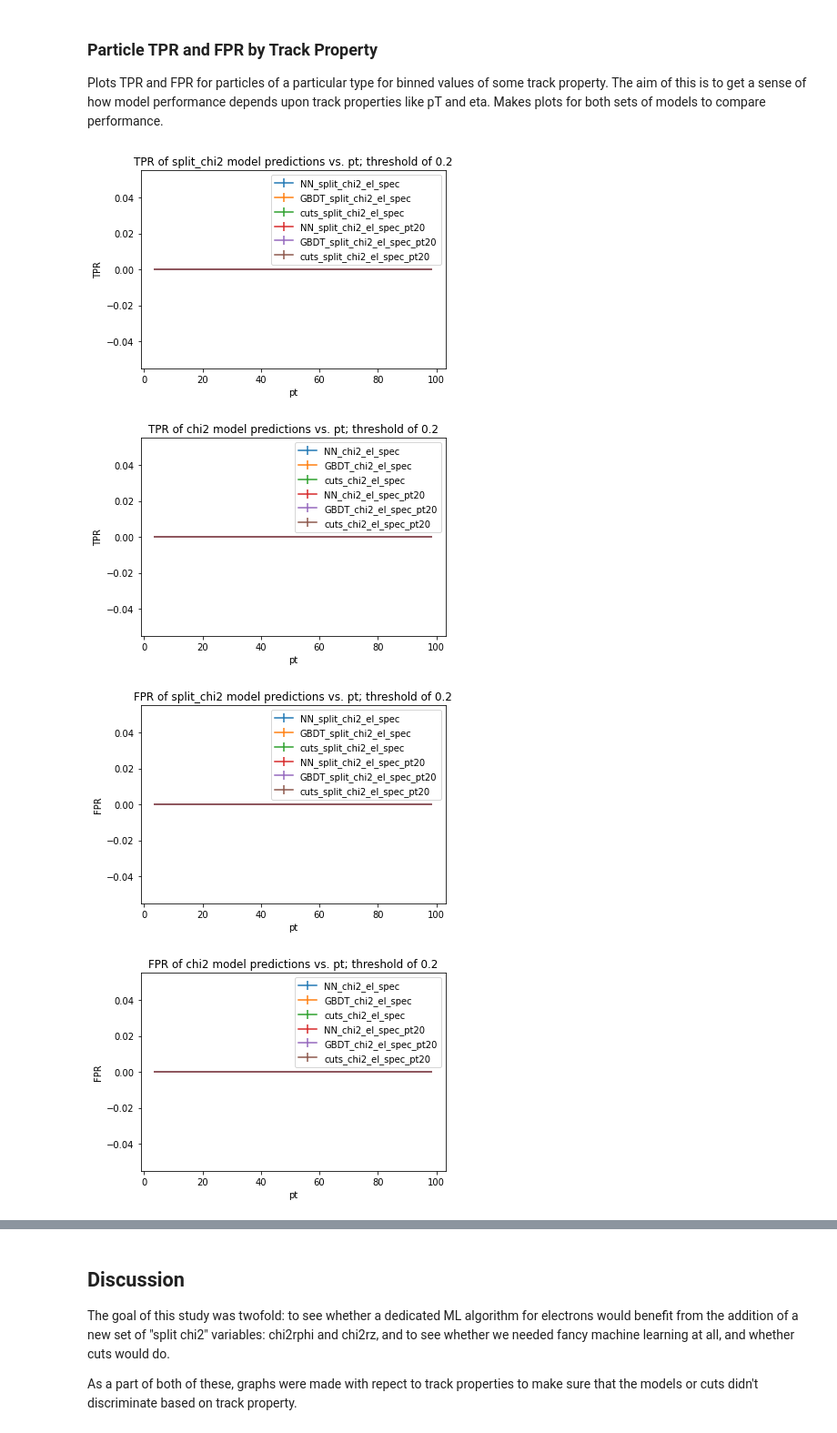
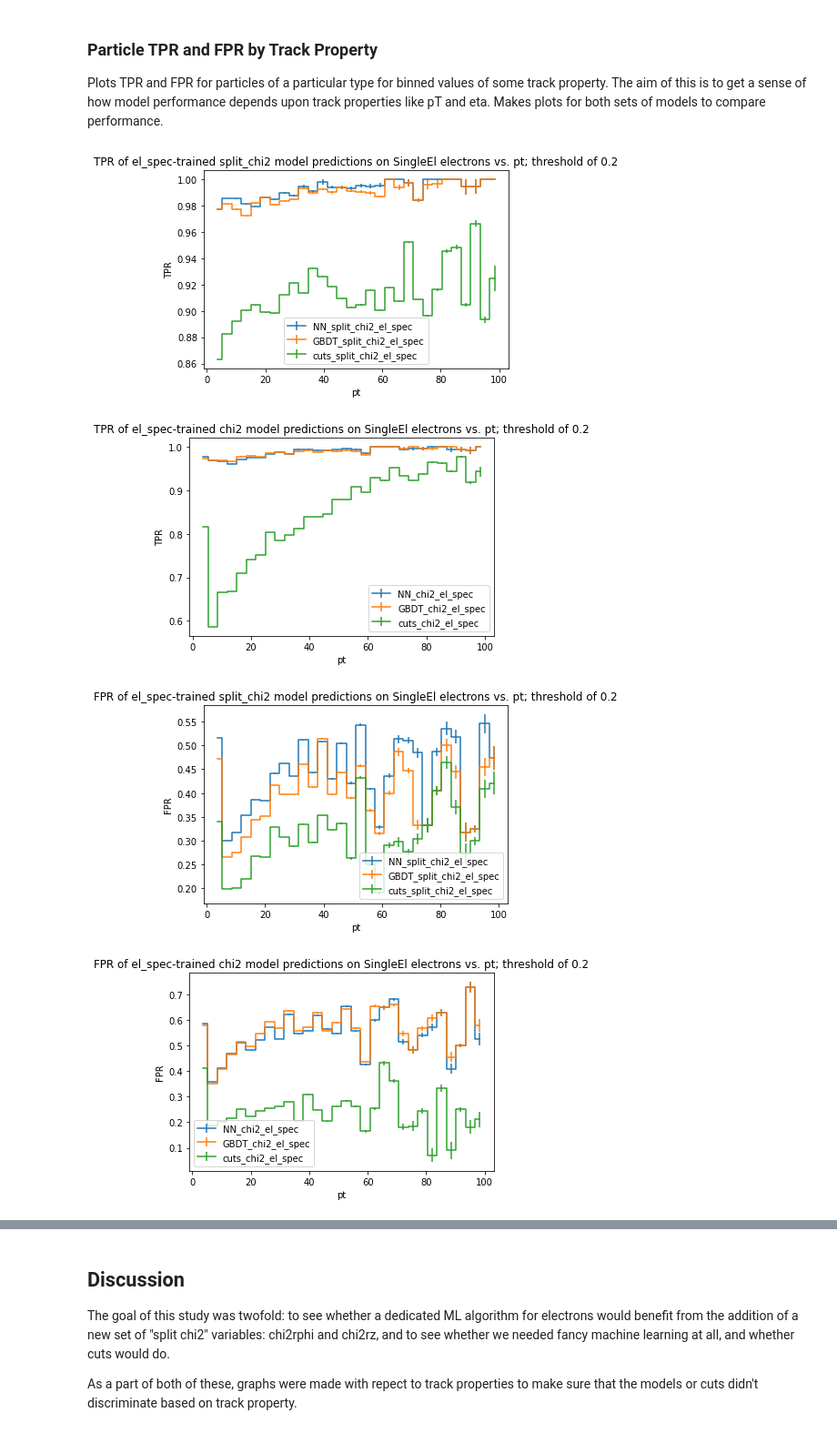
Before and after one commit to cqpancoast/cms-tracktrigger-ml, a Jupyter notebook: electronstudy.ipynb, the cells around one changed output, grey strips where cells are left out. Shown at 91% size. Drawn from its saved outputs; the diff is of its cells as text; code cells hidden in the pictures.

```diff
--- a/electronstudy.ipynb
+++ b/electronstudy.ipynb
@@ -393,7 +392,7 @@ for test_ds in [original_test_ds, single_el_test_ds]:  # iterate through our two
         # Make model predictions
         for model_type in ["NN", "GBDT"]:
             for model_set_name, model_set_track_props in model_sets_dict.items():
-                discriminator_key = "{}_{}_{}".format(model_type, model_set_name, train_dataset_name)
+                discriminator_key = f"{model_type}_{model_set_name}_{train_dataset_name}"
 
                 test_ds.add_prediction(
                     discriminator_key,
@@ -403,11 +402,11 @@ for test_ds in [original_test_ds, single_el_test_ds]:  # iterate through our two
 
         # Make cut predictions
         for cut_set_name, cut in discriminators["cut"][train_dataset_name].items():
-            discriminator_key = "cuts_{}_{}".format(cut_set_name, train_dataset_name)
+            discriminator_key = f"cuts_{cut_set_name}_{train_dataset_name}"
 
             test_ds.add_prediction(discriminator_key,
                                    ndmlpred.predict_labels_cuts(cut, test_ds))
 
-print("Prediction lists now accessible from both the original test dataset and the single electron dataset: \n{}"
-      .format(original_test_ds.get_all_prediction_names()))
+print("Prediction lists now accessible from both the original test dataset and the single electron dataset:"
+      f"\n{original_test_ds.get_all_prediction_names()}")
 # %% [output]
@@ -481,5 +467,5 @@ for test_ds, test_ds_name in zip([original_test_ds, single_el_test_ds], ["ZEE el
                                                     # iterate through our two test datasets
     for train_dataset_name in train_dataset_names:  # iterate through names of trained-on datasets ("el_spec", etc.)
         for model_set_name in model_set_names:      # iterate through model set names ("chi2", "split_chi2")
-            plot_tpr_fpr_by_threshold(test_ds, test_ds_name, train_dataset_name, model_set_name)
+            plot_tpr_fpr_by_threshold(test_ds, test_ds_name, train_dataset_name)
 # %% [output]
@@ -538,9 +524,15 @@ for test_ds, test_ds_name in zip([original_test_ds, single_el_test_ds], ["ZEE el
 
 Plots TPR and FPR for particles of a particular type for binned values of some track property. The aim of this is to get a sense of how model performance depends upon track properties like pT and eta. Makes plots for both sets of models to compare performance.
 # %%
-def overlay_predictions_by_track_property(test_ds,
-    pred_names, model_set_name, pred_comparison, pred_comp_name, binning_prop, bins, threshold):
+def overlay_predictions_by_track_property(test_ds, test_ds_name, train_ds_name,
+    model_set_name, pred_comparison, pred_comp_name, binning_prop, bins, threshold):
     """Bin a set of predictions by some track property."""
+
+    NN_pred_name = "NN_{}_{}".format(model_set_name, train_ds_name)
+    GBDT_pred_name = "GBDT_{}_{}".format(model_set_name, train_ds_name)
+    cut_pred_name = "cuts_{}_{}".format(model_set_name, train_ds_name)
+
+    pred_names = [NN_pred_name, GBDT_pred_name, cut_pred_name]
 
     ax = gca()
     for pred_name in pred_names:
@@ -553,8 +545,8 @@ def overlay_predictions_by_track_property(test_ds,
         line.set_drawstyle("steps-mid")
         line.set_marker("")
     ax.set_ylabel(pred_comp_name)
-    ax.set_title("{} of {} model predictions vs. {}; threshold of {}"
-                 .format(pred_comp_name, model_set_name, binning_prop, threshold))
+    ax.set_title("{} of {}-trained {} model predictions on {} vs. {}; threshold of {}"
+                 .format(pred_comp_name, train_ds_name, model_set_name, test_ds_name, binning_prop, threshold))
     ax.legend()
     show()
     cla()
@@ -566,27 +558,21 @@ def plot_predictions_by_track_property(test_ds, test_ds_name, train_ds_name):
     binning_dict = {"pt": (2, 100, 30)}
     threshold = 0.2
 
-    # Get names of predictions for each model set
-    split_chi2_preds = list(filter(lambda pred: "split" in pred and train_ds_name in pred,
-                                   test_ds.get_all_prediction_names()))
-    chi2_preds = list(filter(lambda pred: "split" not in pred and train_ds_name in pred,
-                             test_ds.get_all_prediction_names()))
-
     for binning_prop, bins in zip(binning_dict.keys(), binning_dict.values()):  # Iterate through binning props
         for pred_comparison, pred_comp_name in zip(
                 [ndmlpred.true_positive_rate, ndmlpred.false_positive_rate],
                 ["TPR", "FPR"]):  # Iterate through prediction measurement types
-            overlay_predictions_by_track_property(test_ds,
-                split_chi2_preds, "split_chi2", pred_comparison, pred_comp_name, binning_prop, bins, threshold)
-            overlay_predictions_by_track_property(test_ds,
-                chi2_preds, "chi2", pred_comparison, pred_comp_name, binning_prop, bins, threshold)
+            overlay_predictions_by_track_property(test_ds, test_ds_name, train_ds_name,
+                "split_chi2", pred_comparison, pred_comp_name, binning_prop, bins, threshold)
+            overlay_predictions_by_track_property(test_ds, test_ds_name, train_ds_name,
+                "chi2", pred_comparison, pred_comp_name, binning_prop, bins, threshold)
 # %%
-for test_ds, test_ds_name in zip([original_test_ds, single_el_test_ds], ["ZEE electrons", "SingleEl electrons"]):
+for test_ds, test_ds_name in zip([single_el_test_ds, original_test_ds], ["SingleEl electrons", "ZEE electrons"]):
                                                     # iterate through our two test datasets
     for train_dataset_name in train_dataset_names:  # iterate through names of trained-on datasets ("el_spec", etc.)
         plot_predictions_by_track_property(test_ds, test_ds_name, train_dataset_name)
 # %% [output]
-[figure, old version]
+[figure, new version]
-[figure, old version]
+[figure, new version]
-[figure, old version]
+[figure, new version]
-[figure, old version]
+[figure, new version]
```
Also changed, not shown: parts of 11 cells of this notebook.
